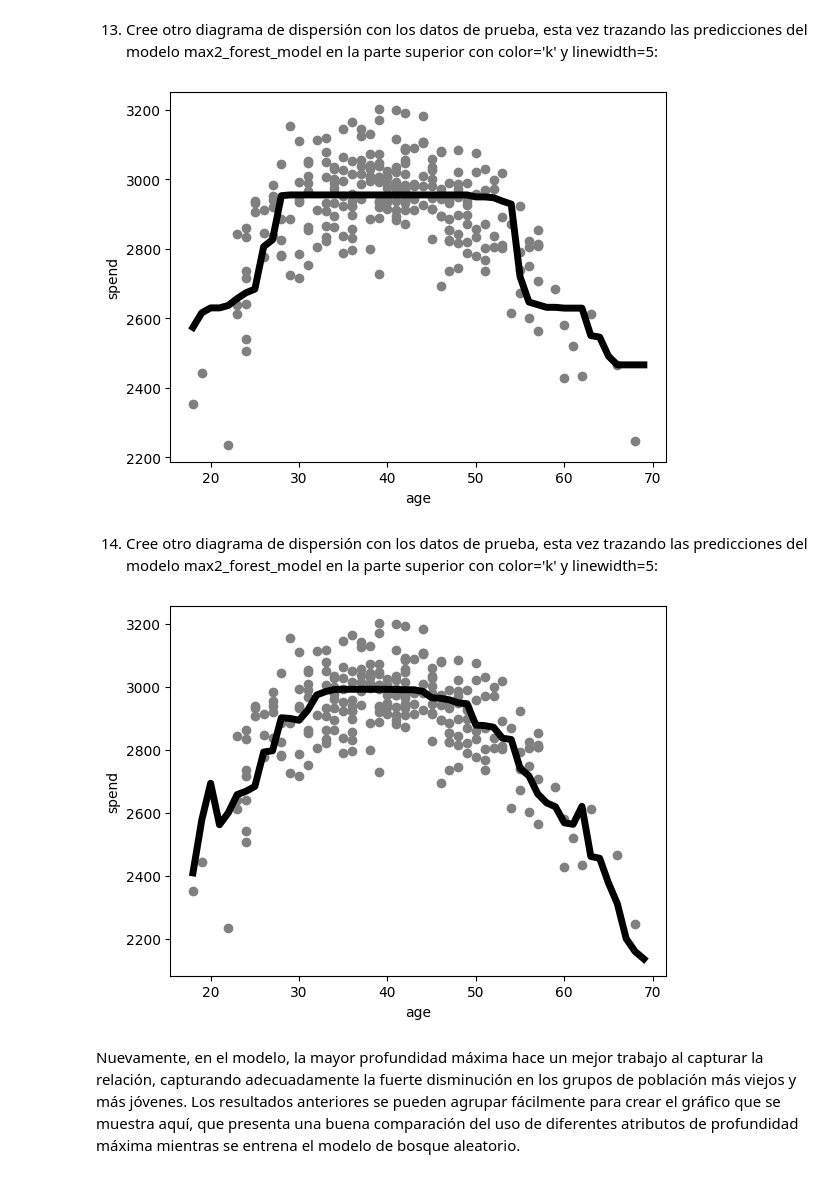
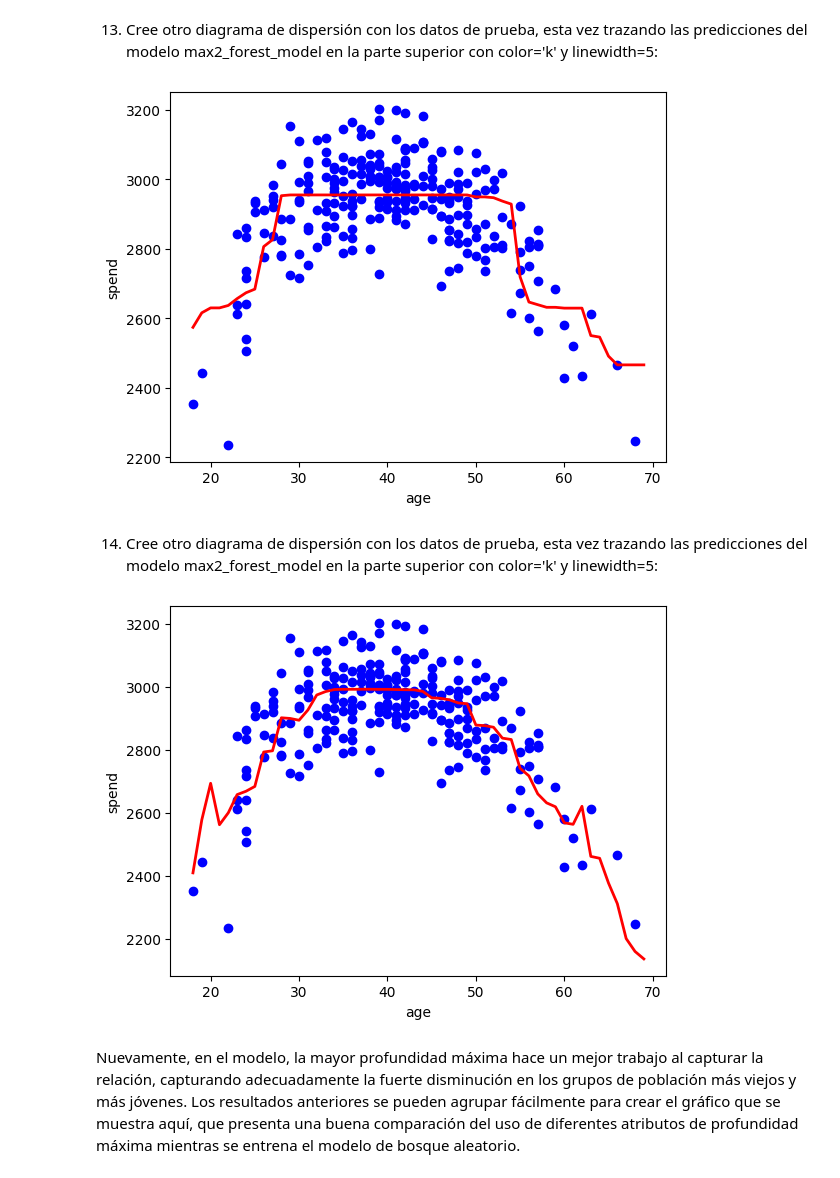
Before and after one commit to limspiga/customer-analytics, a Jupyter notebook: week-4b/customer_analytics_week_4b.ipynb, the cells around one changed output. Cells and saved outputs as stored; diff of their text form; code cells hidden in the pictures.

```diff
--- a/week-4b/customer_analytics_week_4b.ipynb
+++ b/week-4b/customer_analytics_week_4b.ipynb
@@ -500,5 +517,4 @@ y = df['spend']
 # %%
 from sklearn.model_selection import train_test_split
-X_train, X_test, y_train, y_test = train_test_split\
-                                   (X, y, random_state = 10)
+X_train, X_test, y_train, y_test = train_test_split (X, y, random_state = 10)
 # %% [markdown]
@@ -639,9 +654,9 @@ Max depth of 5 RMSE: 109.05510027963649
 # %% [markdown]
 13. Cree otro diagrama de dispersión con los datos de prueba, esta vez trazando las predicciones del modelo max2_forest_model en la parte superior con color='k' y linewidth=5:
 # %%
-plt.scatter(X_test.age.tolist(), y_test.tolist(),color='gray')
-plt.plot(ages,max2_forest_model.predict(ages), color='k',\
-         linewidth=5, label="Forest with max depth 2")
+plt.scatter(X_test.age.tolist(), y_test.tolist(),color='blue')
+plt.plot(ages,max2_forest_model.predict(ages), color='red',
+         linewidth=2, label="Forest with max depth 2")
 plt.xlabel("age")
 plt.ylabel("spend")
 plt.show()
@@ -650,18 +665,18 @@ plt.show()
 # árbol de decisiones, pero aún así no captura la tendencia en los extremos
 # muy alto o bajo de nuestro rango.
 # %% [output]
-[figure, old version]
+[figure, new version]
 # %% [markdown]
 14. Cree otro diagrama de dispersión con los datos de prueba, esta vez trazando las predicciones del modelo max2_forest_model en la parte superior con color='k' y linewidth=5:
 # %%
-plt.scatter(X_test.age.tolist(), y_test.tolist(), color='gray')
-plt.plot(ages,max5_forest_model.predict(ages), color='k',\
-         linewidth=5, label="Forest with max depth 5")
+plt.scatter(X_test.age.tolist(), y_test.tolist(), color='blue')
+plt.plot(ages, max5_forest_model.predict(ages), color='red',\
+         linewidth=2, label="Forest with max depth 5")
 plt.xlabel("age")
 plt.ylabel("spend")
 plt.show()
 # %% [output]
-[figure, old version]
+[figure, new version]
 # %% [markdown]
 Nuevamente, en el modelo, la mayor profundidad máxima hace un mejor trabajo al capturar la relación, capturando adecuadamente la fuerte disminución en los grupos de población más viejos y más jóvenes.
 Los resultados anteriores se pueden agrupar fácilmente para crear el gráfico que se muestra aquí, que presenta una buena comparación del uso de diferentes atributos de profundidad máxima mientras se entrena el modelo de bosque aleatorio.
```
Also changed, not shown: parts of 22 cells of this notebook.
